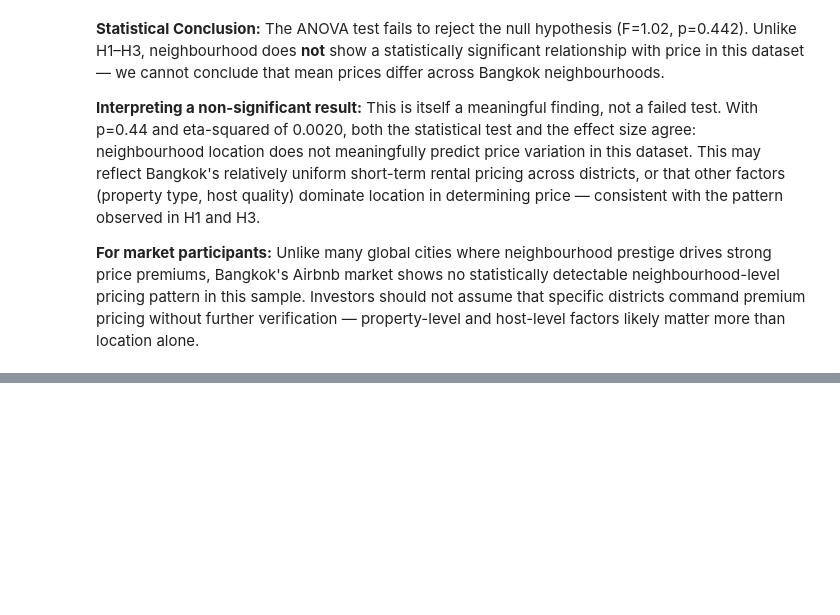
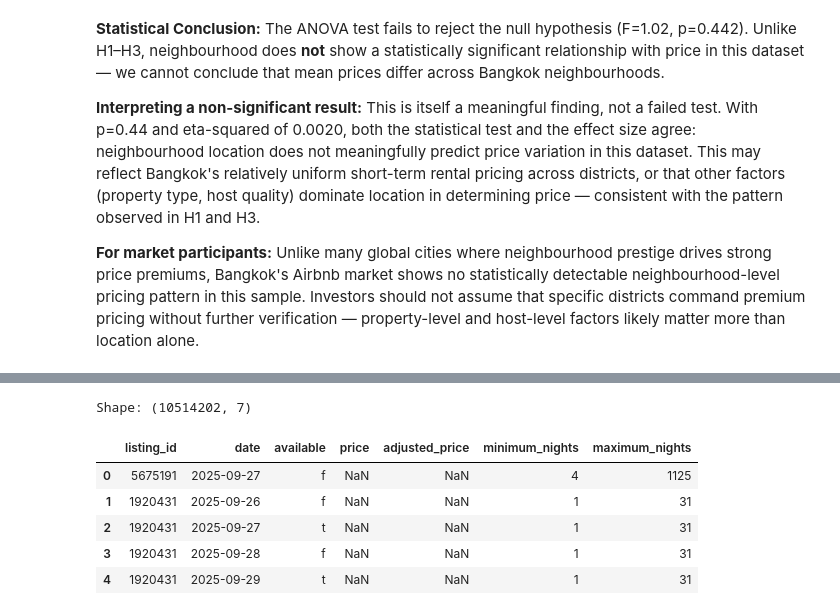
Before and after one commit to SathsaraniBS/airbnb-analysis, a Jupyter notebook: notebooks/01_data_exploration.ipynb, the cells around one changed output, grey strips where cells are left out. Saved outputs shown, nothing was run; the diff lists cells and outputs as text; code cells hidden in the pictures; blank space fills up the shorter version.

Commit message:
Message: "Add H5 investigation and document calendar.csv.gz price data limitation"

```diff
--- a/notebooks/01_data_exploration.ipynb
+++ b/notebooks/01_data_exploration.ipynb
@@ -491,0 +504,12 @@ property-level and host-level factors likely matter more than location alone.
+# %%
+calendar = pd.read_csv('../data/calendar.csv.gz', compression='gzip')
+print(f"Shape: {calendar.shape}")
+calendar.head()
+# %% [output]
+Shape: (10514202, 7)
+|  | listing_id | date | available | price | adjusted_price | minimum_nights | maximum_nights |
+| 0 | 5675191 | 2025-09-27 | f | NaN | NaN | 4 | 1125 |
+| 1 | 1920431 | 2025-09-26 | f | NaN | NaN | 1 | 31 |
+| 2 | 1920431 | 2025-09-27 | t | NaN | NaN | 1 | 31 |
+| 3 | 1920431 | 2025-09-28 | f | NaN | NaN | 1 | 31 |
+| 4 | 1920431 | 2025-09-29 | t | NaN | NaN | 1 | 31 |
```
Also changed, not shown: parts of 4 cells of this notebook.
